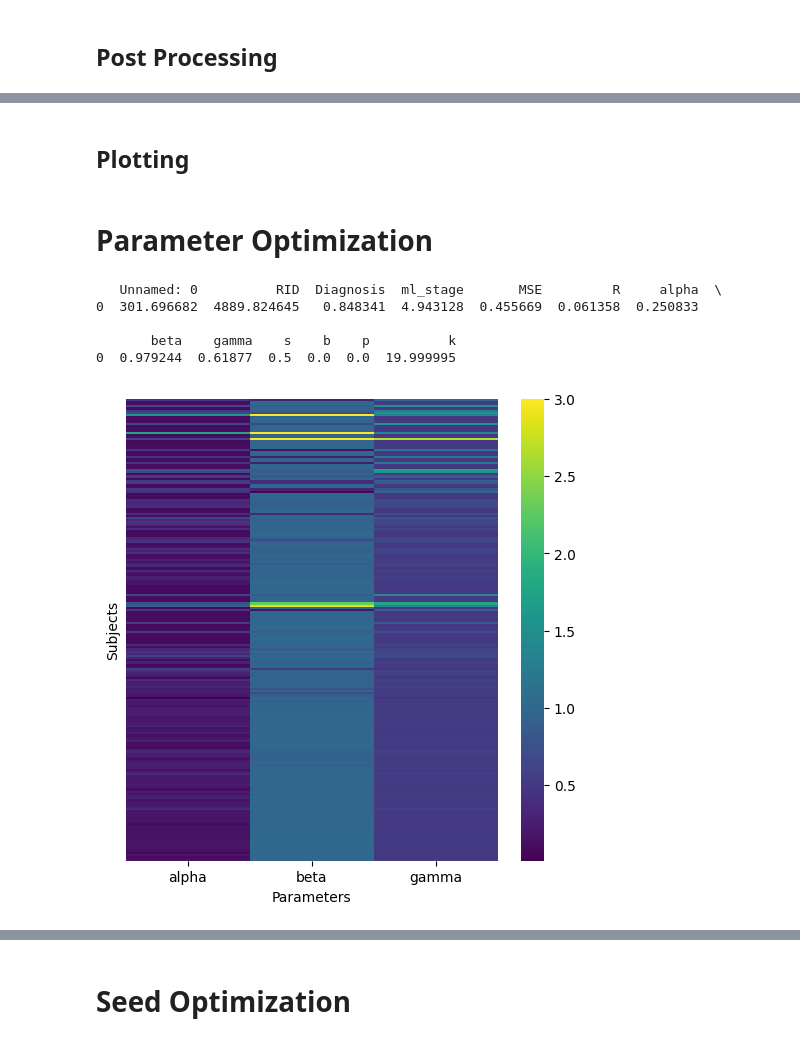
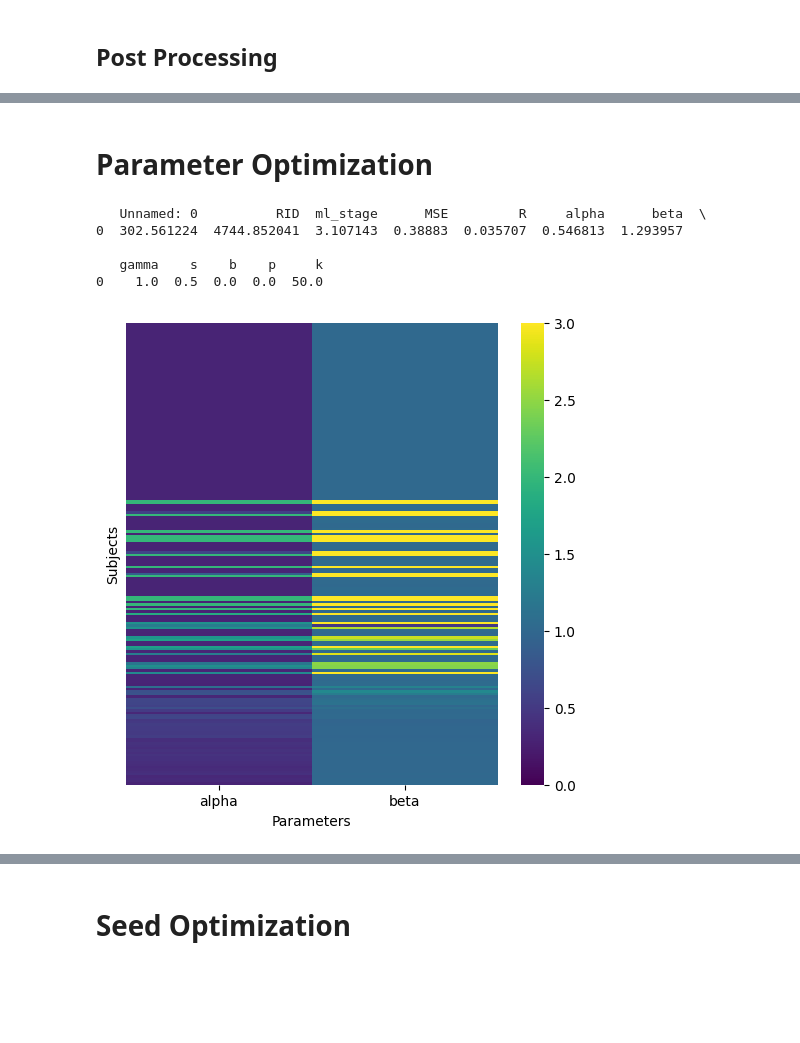
Before and after one commit to LaasyaMunjeti/EBM-Nexis, a Jupyter notebook: Model comparison.ipynb, the cells around one changed output, grey strips where cells are left out. Cells and saved outputs as stored; diff of their text form; code cells hidden in the pictures; blank space fills up the shorter version.

```diff
--- a/Model comparison.ipynb
+++ b/Model comparison.ipynb
@@ -11,10 +13,12 @@ import seaborn as sns
 # %%
 # Load model outputs
-parameters_all = pandas.read_csv('Optimized param - final.csv')
-seeding_all = pandas.read_csv('Optimized seed - final.csv')
+parameters_all = pandas.read_csv('seed vs. param op/Optimized param - version 9.csv')
+# Current best version: 'Optimized param - with tmax2.csv'
+
+seeding_all = pandas.read_csv('seed vs. param op/Optimized seed - version 9.csv')
 
 # Load empirical data
-ebm_data = pandas.read_csv('Cross-sectional stage and regional tau.csv')
+ebm_data = pandas.read_csv('EBM stage + tau/Cross-sectional stage and regional tau - version 9.csv')
 # %% [markdown]
 ## Post Processing
 # %%
@@ -44,50 +86,54 @@ Name: count, dtype: int64
 # %%
 # Sort by diagnosis
-CN_param = parameters_nonzero[parameters_nonzero['Diagnosis'] == 0]
-MCI_param = parameters_nonzero[parameters_nonzero['Diagnosis'] == 1]
-AD_param = parameters_nonzero[parameters_nonzero['Diagnosis'] == 2]
+CN_param = parameters_nonzero[parameters_nonzero['Diagnosis'] == 'CN']
+MCI_param = parameters_nonzero[parameters_nonzero['Diagnosis'] == 'MCI']
+AD_param = parameters_nonzero[parameters_nonzero['Diagnosis'] == 'AD']
 CN_by_stage_param = CN_param.sort_values(by='ml_stage')
 MCI_by_stage_param = MCI_param.sort_values(by='ml_stage')
 AD_by_stage_param = AD_param.sort_values(by='ml_stage')
 parameters_by_diagnosis = pandas.concat([CN_by_stage_param, MCI_by_stage_param, AD_by_stage_param], ignore_index=True)
 
-CN_seed = seeding_nonzero[seeding_nonzero['Diagnosis'] == 0]
-MCI_seed = seeding_nonzero[seeding_nonzero['Diagnosis'] == 1]
-AD_seed = seeding_nonzero[seeding_nonzero['Diagnosis'] == 2]
+CN_seed = seeding_nonzero[seeding_nonzero['Diagnosis'] == 'CN']
+MCI_seed = seeding_nonzero[seeding_nonzero['Diagnosis'] == 'MCI']
+AD_seed = seeding_nonzero[seeding_nonzero['Diagnosis'] == 'AD']
 CN_by_stage_seed = CN_seed.sort_values(by='ml_stage')
 MCI_by_stage_seed = MCI_seed.sort_values(by='ml_stage')
 AD_by_stage_seed = AD_seed.sort_values(by='ml_stage')
 seeding_by_diagnosis = pandas.concat([CN_by_stage_seed, MCI_by_stage_seed, AD_by_stage_seed], ignore_index=True)
 
-CN_ebm = ebm_nonzero[ebm_nonzero['Diagnosis'] == 0]
-MCI_ebm = ebm_nonzero[ebm_nonzero['Diagnosis'] == 1]
-AD_ebm = ebm_nonzero[ebm_nonzero['Diagnosis'] == 2]
+CN_ebm = ebm_nonzero[ebm_nonzero['Diagnosis'] == 'CN']
+MCI_ebm = ebm_nonzero[ebm_nonzero['Diagnosis'] =='MCI']
+AD_ebm = ebm_nonzero[ebm_nonzero['Diagnosis'] == 'AD']
 CN_by_stage_ebm = CN_ebm.sort_values(by='ml_stage')
 MCI_by_stage_ebm = MCI_ebm.sort_values(by='ml_stage')
 AD_by_stage_ebm = AD_ebm.sort_values(by='ml_stage')
-ebm_nonzero = pandas.concat([CN_by_stage_ebm, MCI_by_stage_ebm, AD_by_stage_ebm], ignore_index=True)
+ebm_by_diagnosis = pandas.concat([CN_by_stage_ebm, MCI_by_stage_ebm, AD_by_stage_ebm], ignore_index=True)
 
-# Calculate column means
+# Calculate column means (overall and for each diagnositic category)
 means_param = parameters_by_diagnosis.mean(numeric_only=True).to_frame().T
+means_param_CN = CN_param.mean(numeric_only=True).to_frame().T
+means_param_MCI = MCI_param.mean(numeric_only=True).to_frame().T
+means_param_AD = AD_param.mean(numeric_only=True).to_frame().T
 means_seed = seeding_by_diagnosis.mean(numeric_only=True).to_frame().T
+means_seed_CN = CN_seed.mean(numeric_only=True).to_frame().T
+means_seed_MCI = MCI_seed.mean(numeric_only=True).to_frame().T
+means_seed_AD = AD_seed.mean(numeric_only=True).to_frame().T
-# %% [markdown]
-## Plotting
 # %% [markdown]
 # Parameter Optimization
 # %%
 # Plot heat map of parameter values across subjects
 plt.figure(figsize=(6, 6))
-sns.heatmap(parameters_by_diagnosis.iloc[:,6:9], cmap='viridis', yticklabels=False)
+sns.heatmap(parameters_by_diagnosis.iloc[:,6:8], cmap='viridis', yticklabels=False, vmin=0, vmax=3)
 plt.xlabel('Parameters')
 plt.ylabel('Subjects')
 #plt.title('Parameters Across Subjects')
 
 # Print average parameter values
 print(means_param)
 # %% [output]
-   Unnamed: 0          RID  Diagnosis  ml_stage       MSE         R     alpha  \
-0  301.696682  4889.824645   0.848341  4.943128  0.455669  0.061358  0.250833
+   Unnamed: 0          RID  ml_stage      MSE         R     alpha      beta  \
+0  302.561224  4744.852041  3.107143  0.38883  0.035707  0.546813  1.293957
 
-       beta    gamma    s    b    p          k
-0  0.979244  0.61877  0.5  0.0  0.0  19.999995
+   gamma    s    b    p     k
+0    1.0  0.5  0.0  0.0  50.0
-[figure, old version]
+[figure, new version]
```
Also changed, not shown: parts of 20 cells of this notebook.
